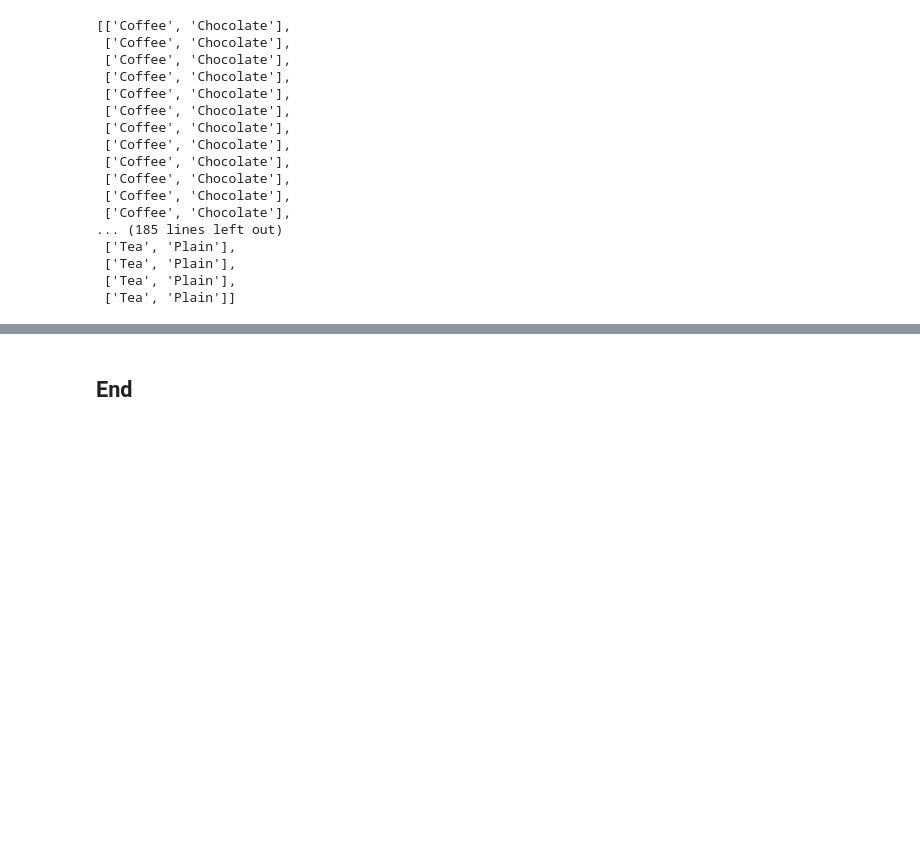
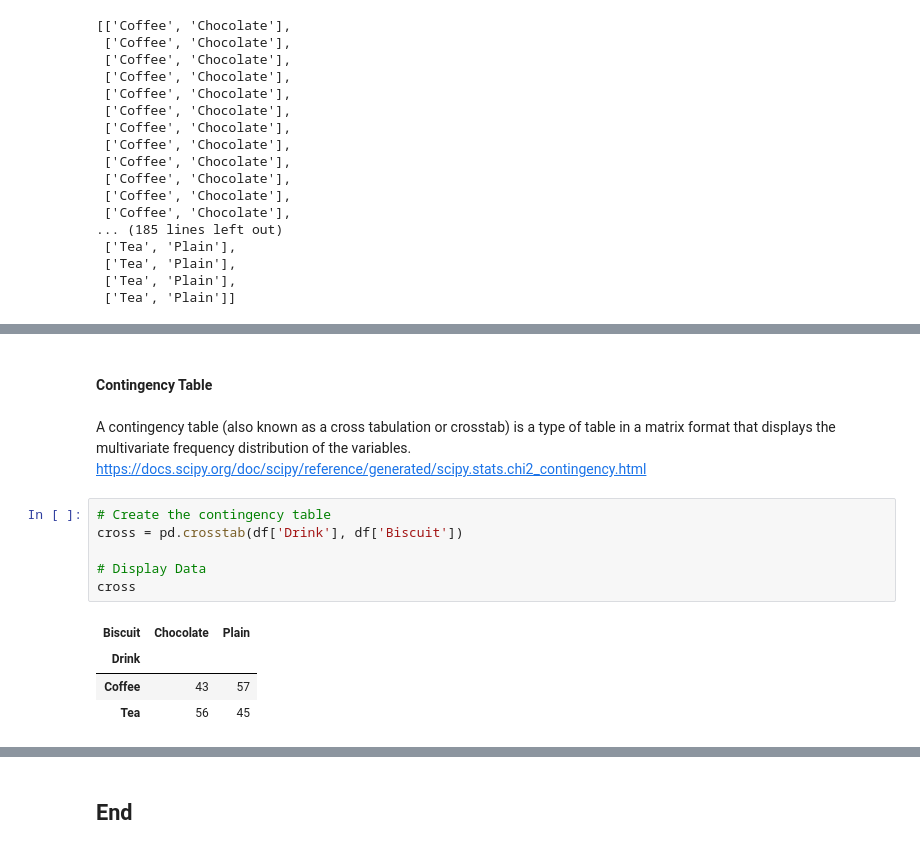
Before and after one commit to Ginafenn/Machine-Learning-Statistics, a Jupyter notebook: tasks.ipynb, the cells around one changed output, grey strips where cells are left out. Cells and saved outputs as stored; diff of their text form; blank space fills up the shorter version.

```diff
--- a/tasks.ipynb
+++ b/tasks.ipynb
@@ -247 +259,17 @@ df
 201 rows × 2 columns
+# %% [markdown]
+#### Contingency Table
+# %% [markdown]
+A contingency table (also known as a cross tabulation or crosstab) is a type of table in a matrix format that displays the multivariate frequency distribution of the variables.
+https://docs.scipy.org/doc/scipy/reference/generated/scipy.stats.chi2_contingency.html
+# %%
+# Create the contingency table
+cross = pd.crosstab(df['Drink'], df['Biscuit'])
+
+# Display Data
+cross
+# %% [output]
+| Biscuit | Chocolate | Plain |
+| Drink |  |  |
+| Coffee | 43 | 57 |
+| Tea | 56 | 45 |
```
Also changed, not shown: parts of 13 cells of this notebook.
